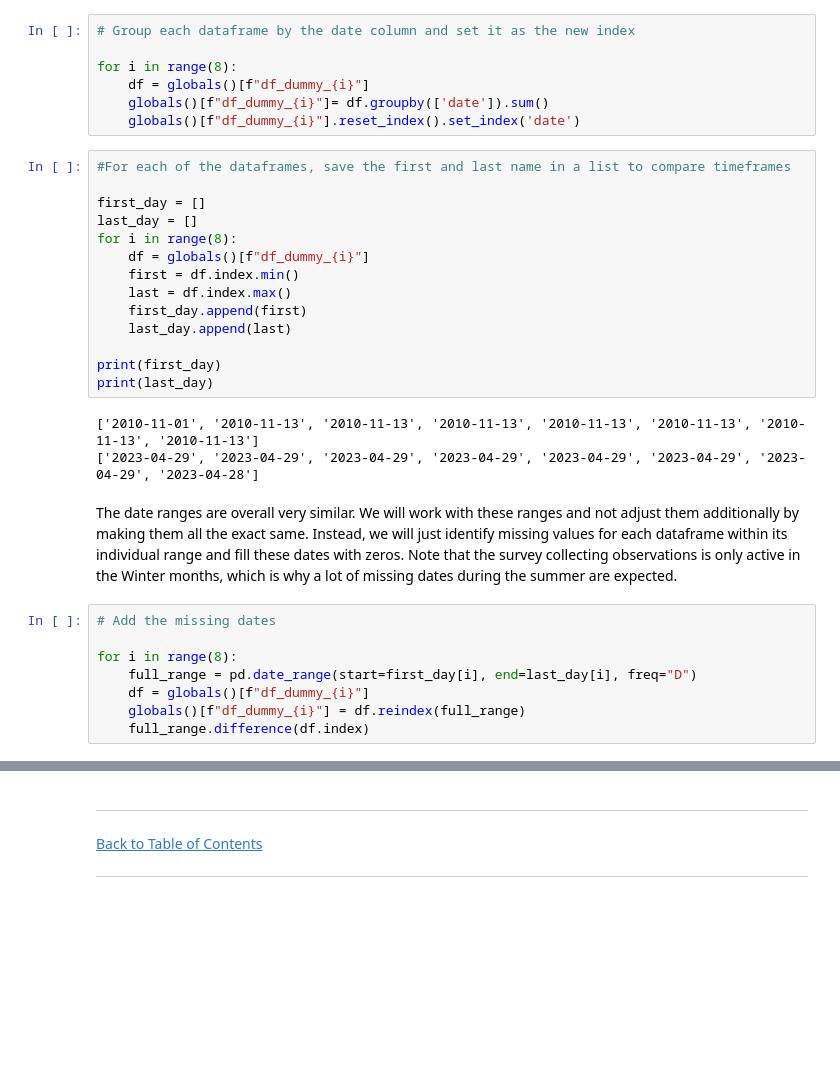
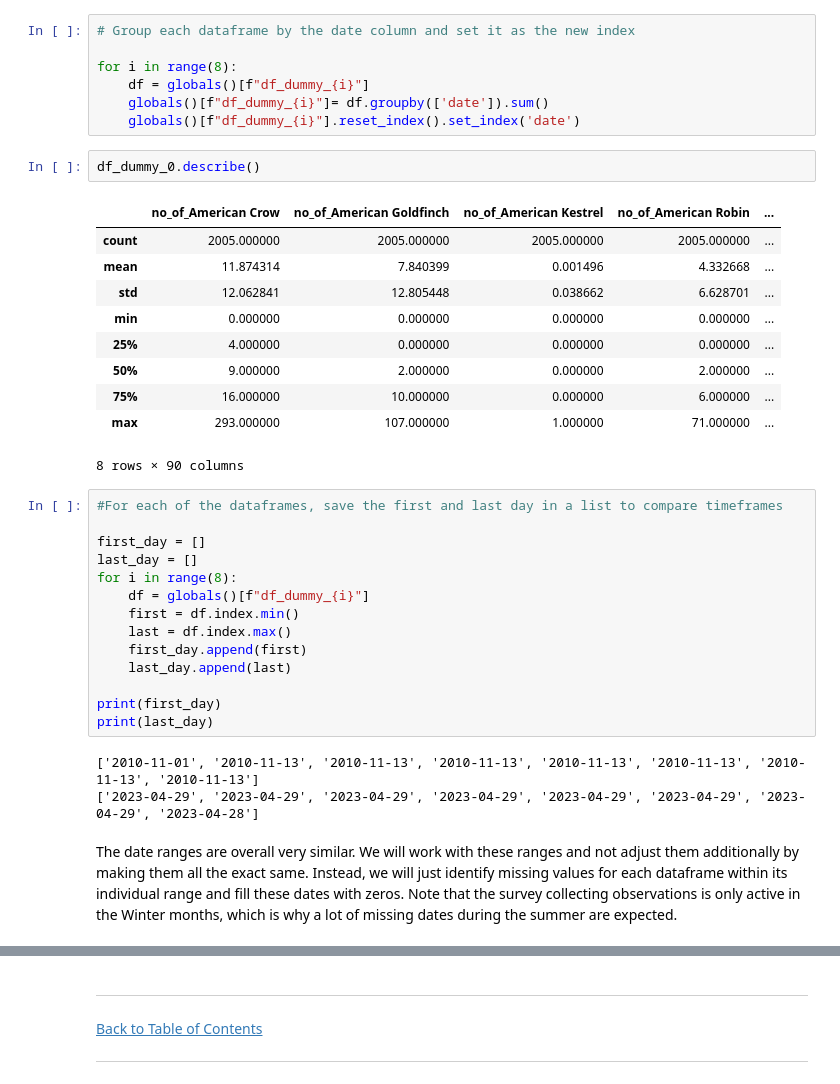
Before and after one commit to Ro-Mart/BirdWatchAssistant, a Jupyter notebook: Notebooks/04_Timeseries_per_location.ipynb, the cells around one changed output, grey strips where cells are left out. Cells and saved outputs as stored; diff of their text form; blank space fills up the shorter version.

Commit message:
finalized notebooks and added first Streamlit App

```diff
--- a/Notebooks/04_Timeseries_per_location.ipynb
+++ b/Notebooks/04_Timeseries_per_location.ipynb
@@ -230,8 +276,21 @@ for i in range(8):
     df = globals()[f"df_dummy_{i}"]
     globals()[f"df_dummy_{i}"]= df.groupby(['date']).sum()
     globals()[f"df_dummy_{i}"].reset_index().set_index('date')
+# %%
+df_dummy_0.describe()
+# %% [output]
+|  | no_of_American Crow | no_of_American Goldfinch | no_of_American Kestrel | no_of_American Robin | ... |
+| count | 2005.000000 | 2005.000000 | 2005.000000 | 2005.000000 | ... |
+| mean | 11.874314 | 7.840399 | 0.001496 | 4.332668 | ... |
+| std | 12.062841 | 12.805448 | 0.038662 | 6.628701 | ... |
+| min | 0.000000 | 0.000000 | 0.000000 | 0.000000 | ... |
+| 25% | 4.000000 | 0.000000 | 0.000000 | 0.000000 | ... |
+| 50% | 9.000000 | 2.000000 | 0.000000 | 2.000000 | ... |
+| 75% | 16.000000 | 10.000000 | 0.000000 | 6.000000 | ... |
+| max | 293.000000 | 107.000000 | 1.000000 | 71.000000 | ... |
+8 rows × 90 columns
 # %%
-#For each of the dataframes, save the first and last name in a list to compare timeframes
+#For each of the dataframes, save the first and last day in a list to compare timeframes
 
 first_day = []
 last_day = []
@@ -249,11 +308,3 @@ print(last_day)
 ['2023-04-29', '2023-04-29', '2023-04-29', '2023-04-29', '2023-04-29', '2023-04-29', '2023-04-29', '2023-04-28']
 # %% [markdown]
 The date ranges are overall very similar. We will work with these ranges and not adjust them additionally by making them all the exact same. Instead, we will just identify missing values for each dataframe within its individual range and fill these dates with zeros. Note that the survey collecting observations is only active in the Winter months, which is why a lot of missing dates during the summer are expected.
-# %%
-# Add the missing dates
-
-for i in range(8):
-    full_range = pd.date_range(start=first_day[i], end=last_day[i], freq="D")
-    df = globals()[f"df_dummy_{i}"]
-    globals()[f"df_dummy_{i}"] = df.reindex(full_range)
-    full_range.difference(df.index)
```
Also changed, not shown: parts of 36 cells of this notebook, 11 other files.
